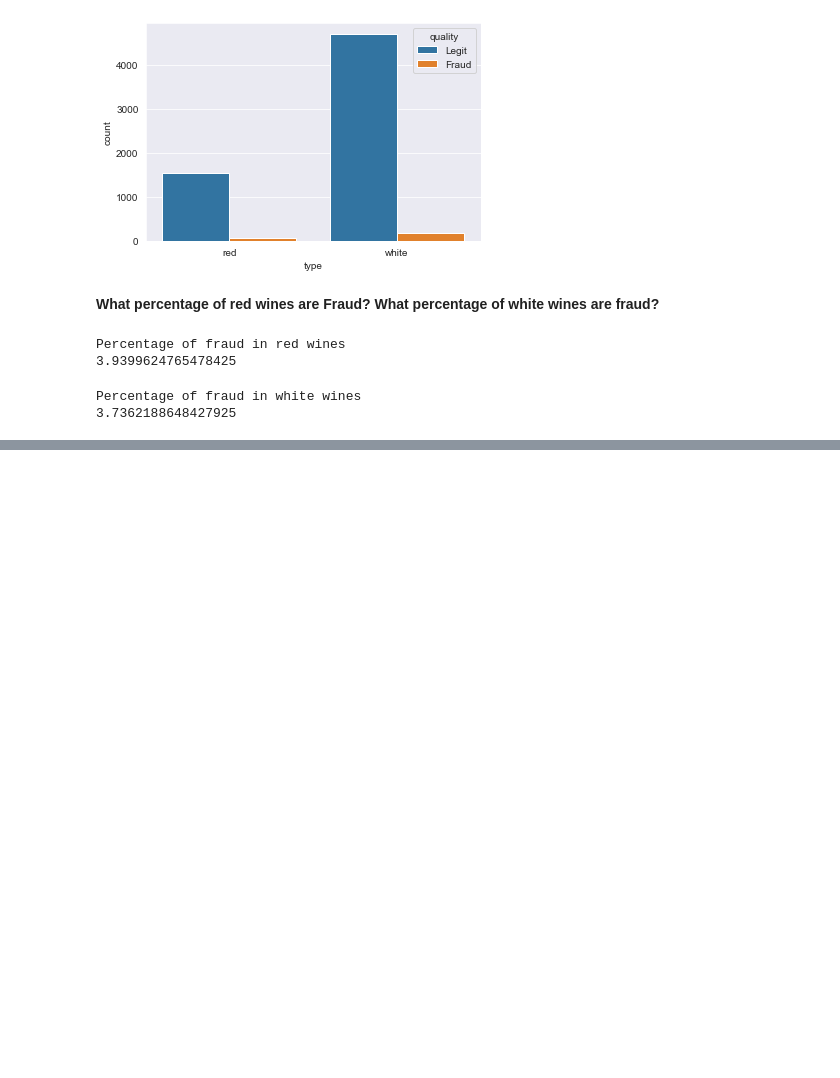
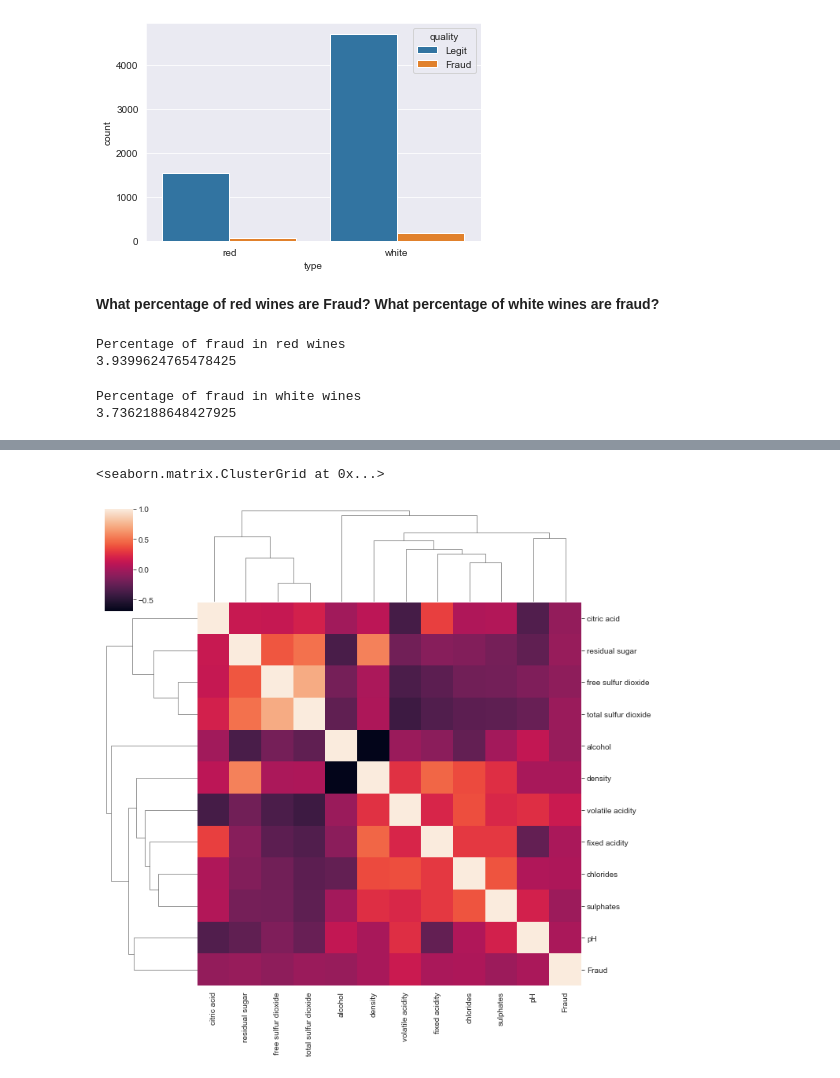
Before and after one commit to DOMINION-JOHN1/fraud_in_wine_detection_SVM, a Jupyter notebook: fraud_in_wine_detector.ipynb, the cells around one changed output, grey strips where cells are left out. Cells and saved outputs as stored; diff of their text form; code cells hidden in the pictures; blank space fills up the shorter version.

```diff
--- a/fraud_in_wine_detector.ipynb
+++ b/fraud_in_wine_detector.ipynb
@@ -71,0 +97,5 @@ Percentage of fraud in white wines
+# %%
+sns.clustermap(df.corr())
+# %% [output]
+<seaborn.matrix.ClusterGrid at 0x...>
+[figure, added]
```
Also changed, not shown: parts of 4 cells of this notebook.
